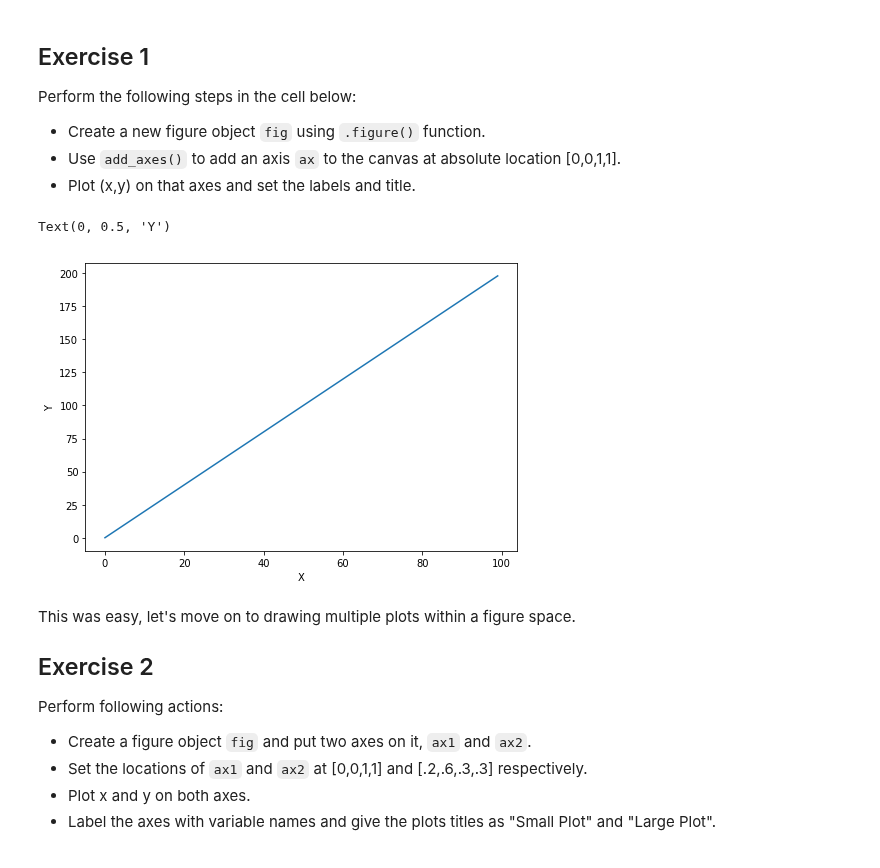
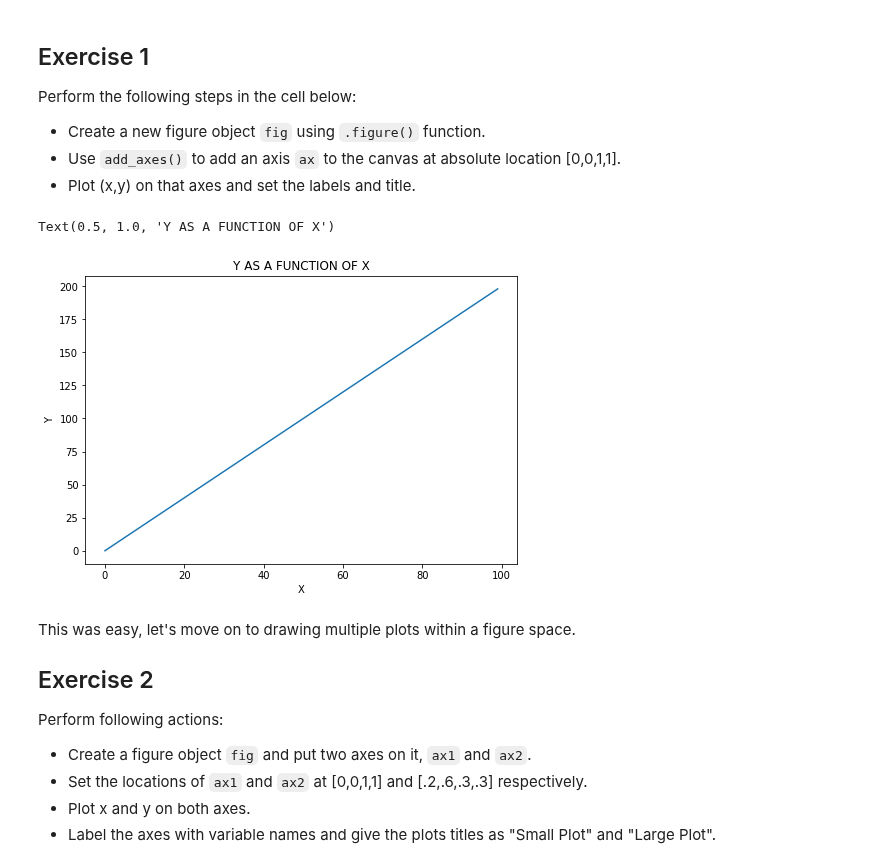
Before and after one commit to nkacoroski/dsc-1-03-13-customizing-visualizations-with-matplotlib-lab-seattle-ds-career-040119, a Jupyter notebook: index.ipynb, the cells around one changed output. Saved outputs shown, nothing was run; the diff lists cells and outputs as text; code cells hidden in the pictures.

```diff
--- a/index.ipynb
+++ b/index.ipynb
@@ -64,13 +64,14 @@ Perform the following steps in the cell below:
 # %%
 fig = plt.figure()
 fig.add_axes([0, 0, 1, 1])
 plt.plot(x, y, label='Y As A Function of X')
 plt.xlabel('X')
 plt.ylabel('Y')
 plt.title('Y AS A FUNCTION OF X')
+plt.show
 # %% [output]
-Text(0, 0.5, 'Y')
+Text(0.5, 1.0, 'Y AS A FUNCTION OF X')
-[figure, old version]
+[figure, new version]
 # %% [markdown]
 This was easy, let's move on to drawing multiple plots within a figure space.
 
```
